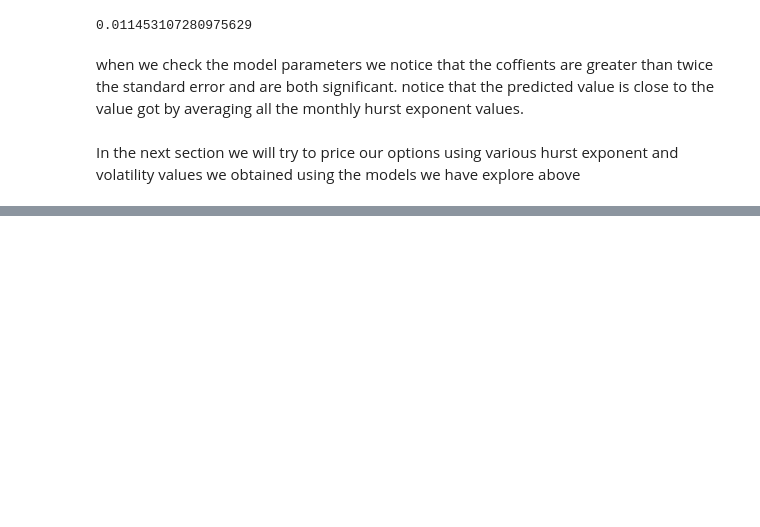
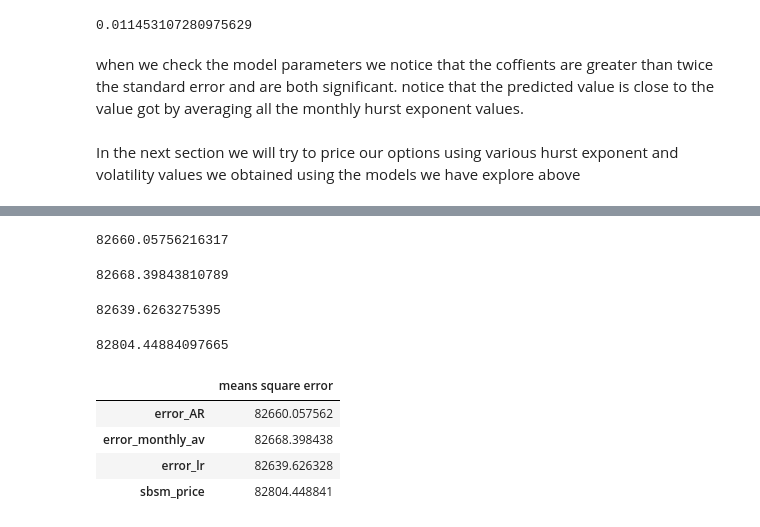
Before and after one commit to ObonyoRichard/Fractal-Blackscholes-model-calibration, a Jupyter notebook: Experiments/Modelling.ipynb, the cells around one changed output, grey strips where cells are left out. Drawn from its saved outputs; the diff is of its cells as text; code cells hidden in the pictures; blank space fills up the shorter version.

```diff
--- a/Experiments/Modelling.ipynb
+++ b/Experiments/Modelling.ipynb
@@ -352,0 +250,34 @@ array([[23.46796665, 23.46796665, 23.46796665, 23.46796665],
+# %%
+from sklearn.metrics import mean_squared_error as MSE
+
+error_AR=MSE(options_data['Price_strike'],fsbsm_price_AR)
+error_AR
+# %% [output]
+82660.05756216317
+# %%
+error_monthly_av=MSE(options_data['Price_strike'], fsbsm_price_monthly_av)
+error_monthly_av
+# %% [output]
+82668.39843810789
+# %%
+error_lr=MSE(options_data['Price_strike'],   fsbsm_price_lr)
+error_lr
+# %% [output]
+82639.6263275395
+# %%
+sbsm_price=MSE(options_data['Price_strike'],   sbsm_price)
+sbsm_price
+# %% [output]
+82804.44884097665
+# %%
+sumdata=([error_AR,error_monthly_av,error_lr,sbsm_price])
+heading=(["error_AR","error_monthly_av","error_lr","sbsm_price"])
+# %%
+sumdata=pd.DataFrame(sumdata,heading, columns= ["means square error"])
+sumdata
+# %% [output]
+|  | means square error |
+| error_AR | 82660.057562 |
+| error_monthly_av | 82668.398438 |
+| error_lr | 82639.626328 |
+| sbsm_price | 82804.448841 |
```
Also changed, not shown: parts of 16 cells of this notebook, 1 other file.
